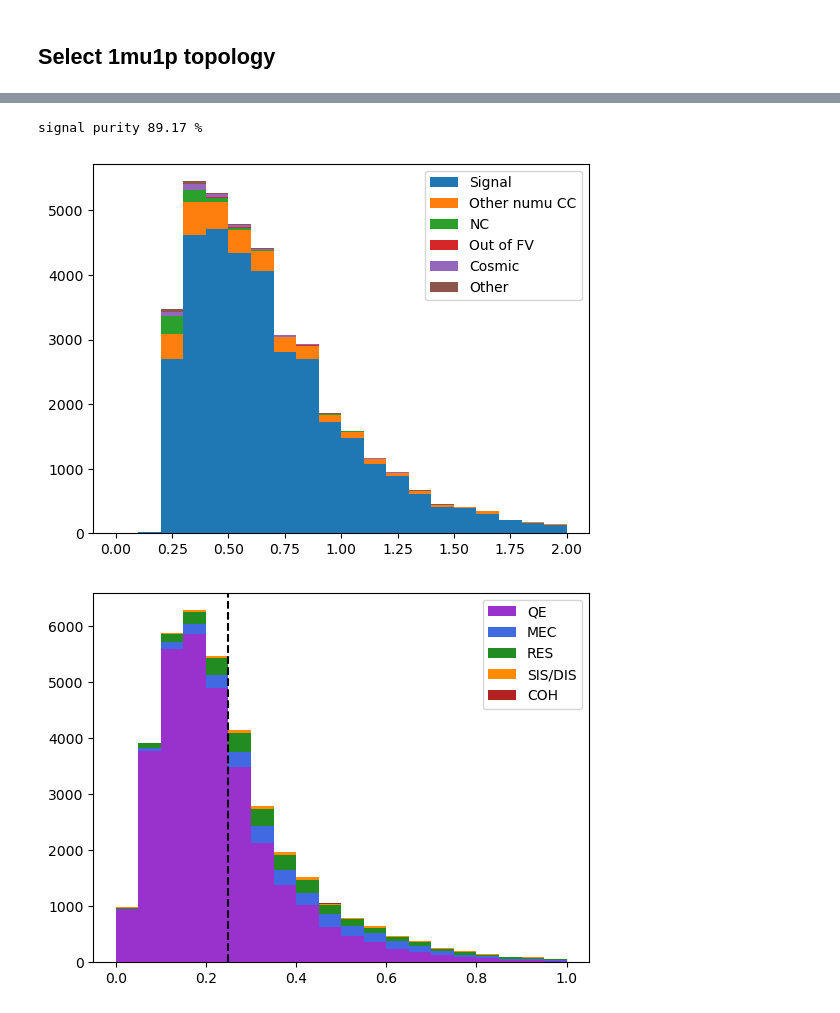
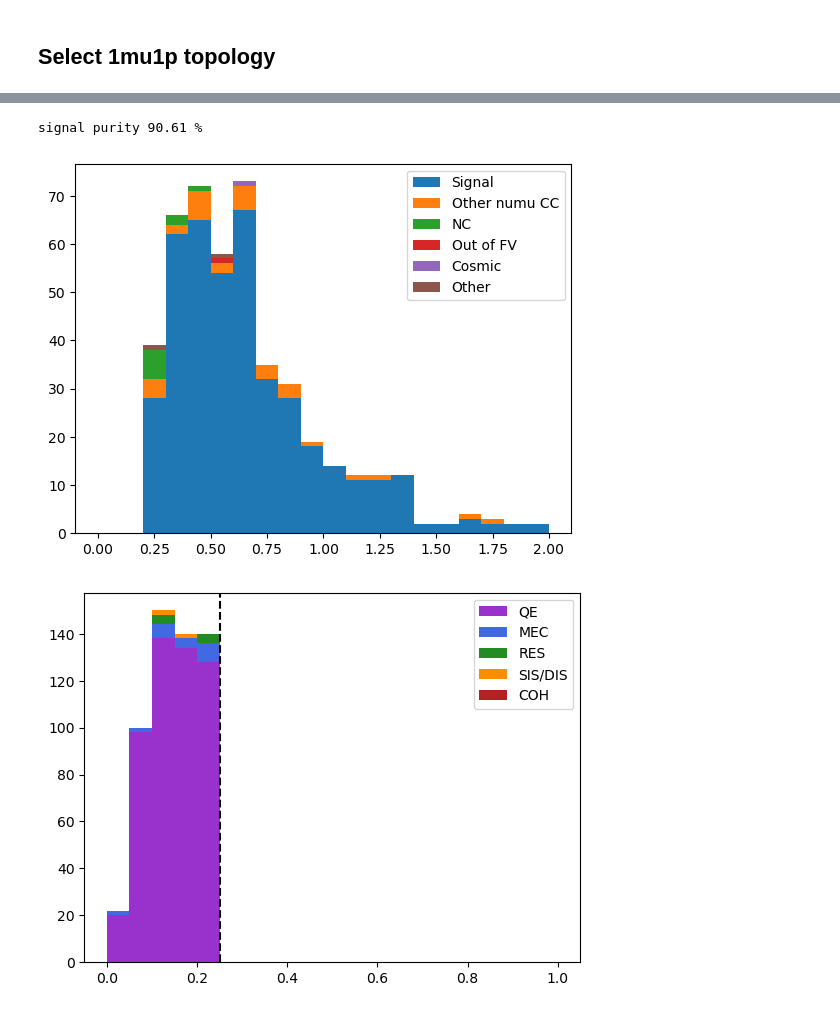
Before and after one commit to SBNSoftware/sbnana, a Jupyter notebook: sbnana/SBNAna/osc-villiage/gump/nb/EventSelectionSBND.ipynb, the cells around one changed output, grey strips where cells are left out. Drawn from its saved outputs; the diff is of its cells as text; code cells hidden in the pictures.

```diff
--- a/sbnana/SBNAna/osc-villiage/gump/nb/EventSelectionSBND.ipynb
+++ b/sbnana/SBNAna/osc-villiage/gump/nb/EventSelectionSBND.ipynb
@@ -98,8 +98,8 @@ def breakdown_top(var, df):
 # %% [markdown]
 # Selection
 # %%
-df = pd.read_hdf("/exp/sbnd/data/users/munjung/osc/sbnd.df", "evt")
-# df = pd.read_hdf("/home/munjung/osc/sync/sbnana/sbnana/SBNAna/osc-villiage/test.df", "evt")
+# df = pd.read_hdf("/exp/sbnd/data/users/munjung/osc/sbnd.df", "evt")
+df = pd.read_hdf("/home/munjung/osc/sync/sbnana/sbnana/SBNAna/osc-villiage/test.df", "evt")
 # %%
 # vertex in FV
 
@@ -207,5 +207,5 @@ print("signal purity {:.2f} %".format(100*n[0].sum()/n[-1].sum()))
 plt.legend()
 plt.show();
 # %% [output]
-signal purity 89.17 %
+signal purity 90.61 %
-[figure, old version]
+[figure, new version]
@@ -261,10 +217,10 @@ DELP_TH = 0.25
 # %%
-var = breakdown_mode(del_p, slcdf)
+var = breakdown_mode(df.del_p, df)
 n, bins, _ = plt.hist(var, bins=np.linspace(0,1,21), stacked=True,
                       label=mode_labels, color=mode_colors)
 plt.axvline(DELP_TH, color='k', linestyle="--")
 plt.legend()
 plt.show();
 # %% [output]
-[figure, old version]
+[figure, new version]
 # %%
```
Also changed, not shown: parts of 11 cells of this notebook, 2 other files.
